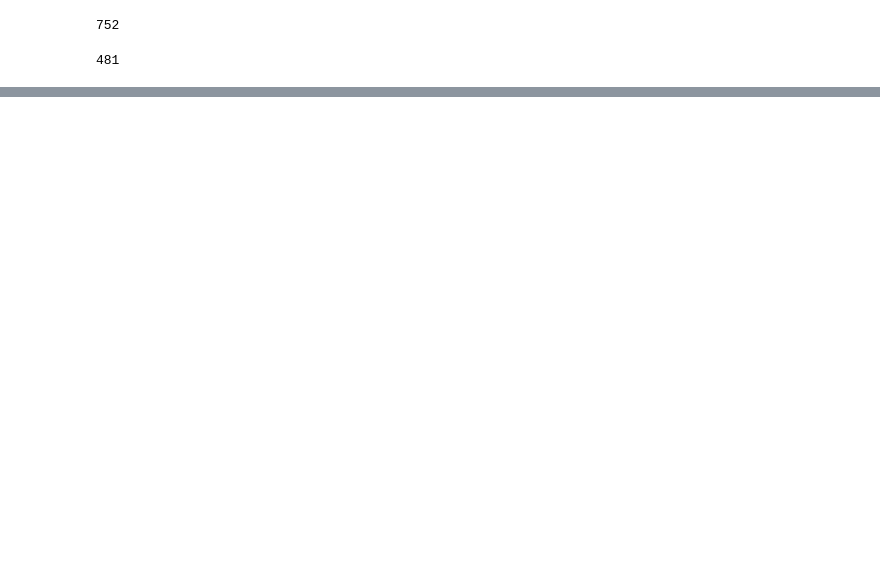
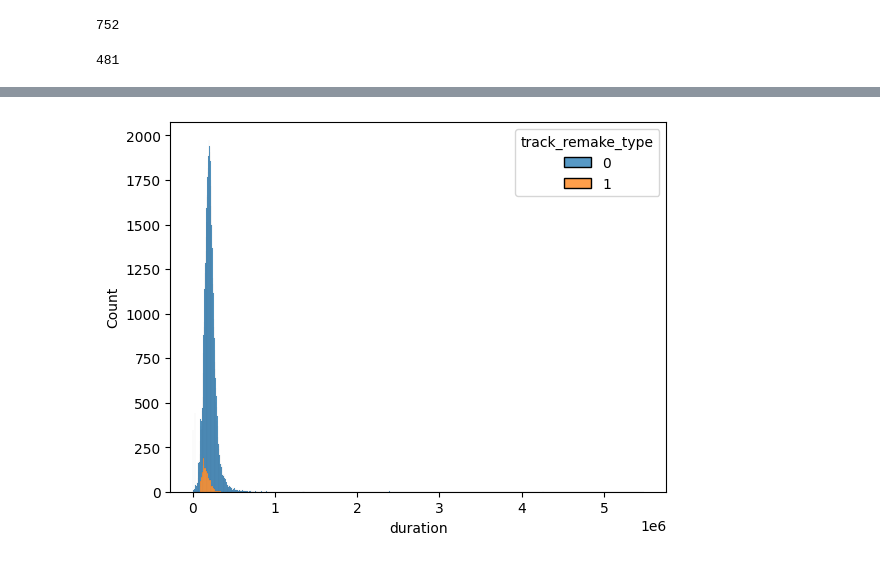
Before and after one commit to Learningsome/hackaton-yandex-music, a Jupyter notebook: nikiforova_ksenia/hackathon.ipynb, the cells around one changed output, grey strips where cells are left out. Drawn from its saved outputs; the diff is of its cells as text; code cells hidden in the pictures; blank space fills up the shorter version.

```diff
--- a/nikiforova_ksenia/hackathon.ipynb
+++ b/nikiforova_ksenia/hackathon.ipynb
@@ -127,2 +109,2 @@ dtype: int64
 # %%
-meta = pd.read_json('downloads/data/data/meta.json', lines=True)
+meta = pd.read_json(os.path.join(path, 'meta.json'), orient='columns', lines=True)
@@ -223,4 +152,7 @@ dtype: int64
 # %%
 for index in range(len(meta)):
+  if (meta.loc[index, 'genres'] is None) or (len(meta.loc[index, 'genres']) < 3):
+    meta.loc[index, 'genres'] = 'unknown'
+  else:
     meta.loc[index, 'genres'] = ', '.join(meta.loc[index, 'genres'])
 # %%
@@ -299 +190,3 @@ data['genres'].nunique()
+# %%
+data['track_remake_type'] = data['track_remake_type'].astype('int')
 # %%
@@ -312,4 +194,4 @@ dtype: int64
 # %%
 data = data.dropna(subset='isrc')
 # %%
-data.drop(['track_id', 'language'], axis=1)
+data = data.drop(['track_id', 'language'], axis=1)
@@ -329,0 +198,4 @@ data.drop(['track_id', 'language'], axis=1)
+# %%
+sns.histplot(data, x = 'duration', hue = 'track_remake_type', multiple = 'stack');
+# %% [output]
+[figure, added]
```
Also changed, not shown: parts of 53 cells of this notebook.
